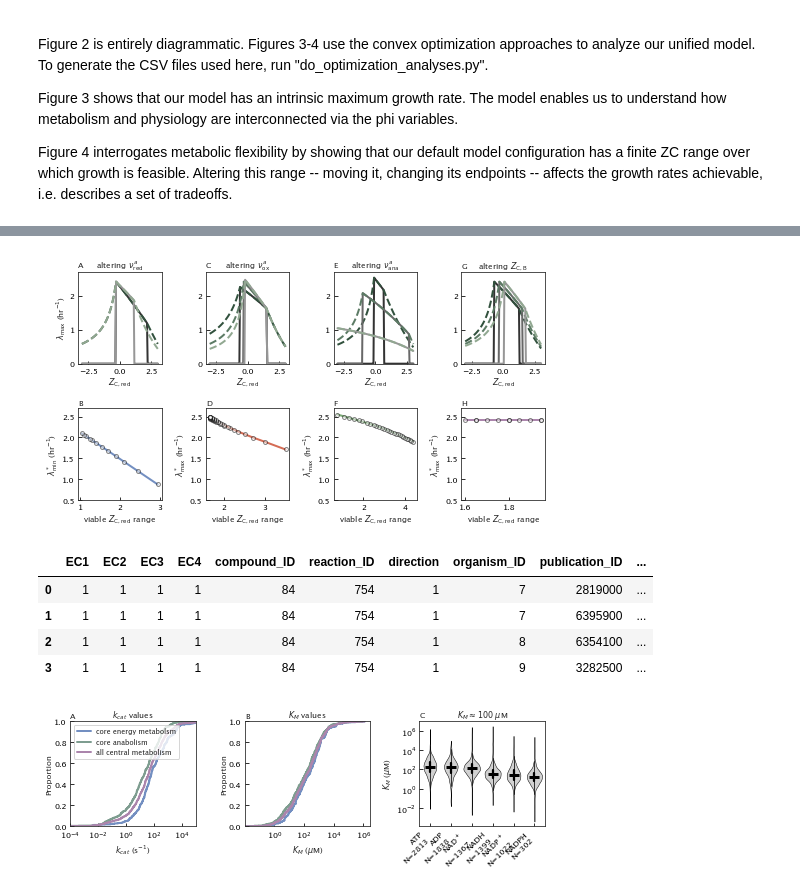
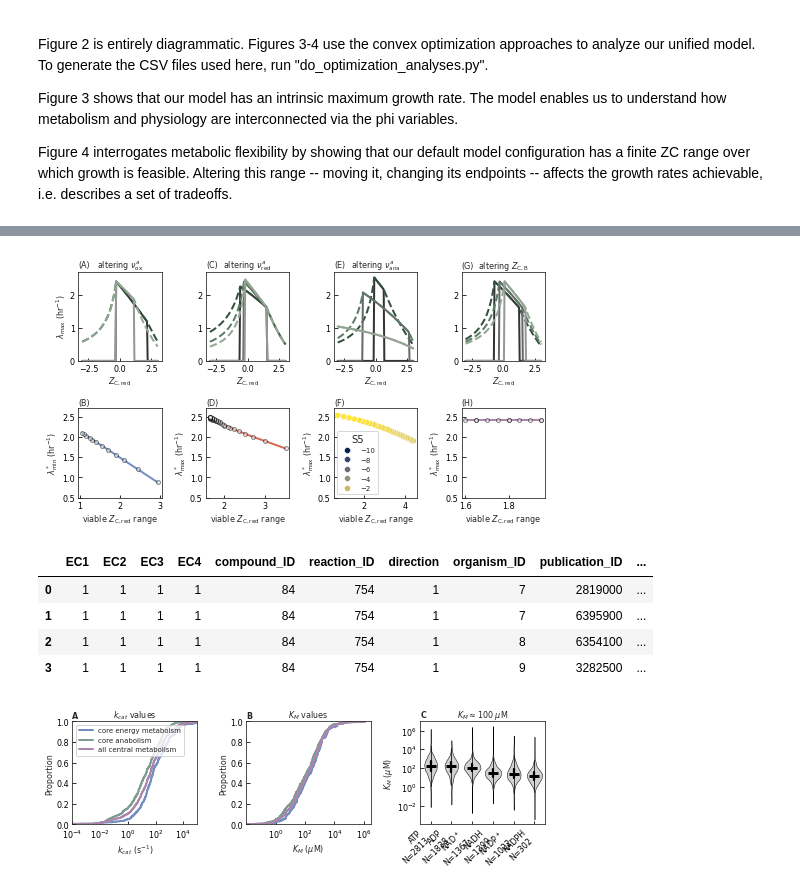
Before and after one commit to flamholz/redox-proteome, a Jupyter notebook: notebooks/Fig3_4.ipynb, the cells around one changed output, grey strips where cells are left out. Drawn from its saved outputs; the diff is of its cells as text; code cells hidden in the pictures.

```diff
--- a/notebooks/Fig3_4.ipynb
+++ b/notebooks/Fig3_4.ipynb
@@ -575,7 +609,7 @@ plt.scatter(ZCred_range_by_S3.ZCred_range, ZCred_range_by_S3.min_lambda_hr,
 plt.plot(tradeoff_S3_smooth[:,0], tradeoff_S3_smooth[:,1], color=colors['blue'], zorder=-10)
 plt.ylabel('$\lambda^*_{\mathrm{min}}$ (hr$^{-1}$)')
 
-# Variable S4 = respiratory ATP yield
+# Variable S4 = reductive ATP yield
 plt.sca(axs['C'])
 my_S4s = [0.5, 1, 1.5]
 for i, S4 in enumerate(my_S4s):
@@ -595,7 +629,7 @@ plt.scatter(ZCred_range_by_S4.ZCred_range, ZCred_range_by_S4.max_lambda_hr,
 plt.plot(tradeoff_S4_smooth[:,0], tradeoff_S4_smooth[:,1], color=colors['red'], zorder=-10)
 plt.ylabel('$\lambda^*_{\mathrm{max}}$ (hr$^{-1}$)')
 
-# Variable S5 = oxidative ATP yield
+# Variable S5 = anabolic ATP yield
 plt.sca(axs['E'])
 my_S5s = [-0.1, -1, -5]
 for i, S5 in enumerate(my_S5s):
@@ -611,8 +645,14 @@ plt.legend(loc=2).set_visible(False)
 
 # tradeoff plot for S5
 plt.sca(axs['F'])
-plt.scatter(ZCred_range_by_S5.ZCred_range, ZCred_range_by_S5.max_lambda_hr,
-            alpha=0.5, color='w', edgecolor='k', s=15)
+sns.scatterplot(data=ZCred_range_by_S5,
+                x='ZCred_range',
+                y='max_lambda_hr',
+                hue='S5',
+                palette='cividis')
+print()
+#plt.scatter(ZCred_range_by_S5.ZCred_range, ZCred_range_by_S5.max_lambda_hr,
+#            alpha=0.5, color='w', edgecolor='k', s=15)
 plt.plot(tradeoff_S5_smooth[:,0], tradeoff_S5_smooth[:,1], color=colors['green'], zorder=-10)
 plt.ylabel('$\lambda^*_{\mathrm{max}}$ (hr$^{-1}$)')
 
@@ -633,37 +673,37 @@ for i, zcb in enumerate(my_ZCBs):
 # tradeoff plot for ZCB
 plt.sca(axs['H'])
 plt.scatter(ZCred_range_by_ZCB.ZCred_range, ZCred_range_by_ZCB.max_lambda_hr,
             alpha=0.5, color='w', edgecolor='k', s=15)
 plt.plot(tradeoff_ZCB_smooth[:,0], tradeoff_ZCB_smooth[:,1], color=colors['purple'], zorder=-10)
 plt.ylabel('$\lambda^*_{\mathrm{max}}$ (hr$^{-1}$)')
 
 for label in "ACEG":
     plt.sca(axs[label])
     plt.xlabel('$Z_{\mathrm{C,red}}$')
     if label == 'A':
         plt.ylabel('$\lambda_{\mathrm{max}}$ (hr$^{-1}$)')
     plt.ylim(0, 2.7)
 for label in "BDFH":
     plt.sca(axs[label])
     plt.xlabel('viable $Z_{\mathrm{C,red}}$ range')
     plt.ylim(0.5, 2.7)
 
 titles = dict(
-    A=r'altering $\nu^{a}_{\mathrm{red}}$',
-    C=r'altering $\nu^{a}_{\mathrm{ox}}$',
+    A=r'altering $\nu^{a}_{\mathrm{ox}}$',
+    C=r'altering $\nu^{a}_{\mathrm{red}}$',
     E=r'altering $\nu^{a}_{\mathrm{ana}}$',
     G=r'altering $Z_{\mathrm{C,B}}$',
 )
 for label in "ABCDEFGH":
     plt.sca(axs[label])
-    plt.title(label, loc='left', fontweight='bold')
+    plt.title('({0})'.format(label), loc='left')
     plt.title(titles.get(label, ''), loc='center')
 
 plt.tight_layout()
 plt.savefig('../output/FigSX_model_change_stoich.png', facecolor='white', bbox_inches='tight', dpi=300)
 plt.show()
 # %% [output]
-[figure, old version]
+[figure, new version]
 # %%
 # Enzymology figures
 enz_data = pd.read_csv('../data/enzymes/BarEven2011_compact_kinetics.csv')
@@ -752,4 +792,4 @@ plt.tight_layout()
 plt.savefig('../output/FigSX_enzyme_kinetics.png', facecolor='white', bbox_inches='tight', dpi=300)
 plt.show()
 # %% [output]
-[figure, old version]
+[figure, new version]
```
Also changed, not shown: parts of 5 cells of this notebook.
